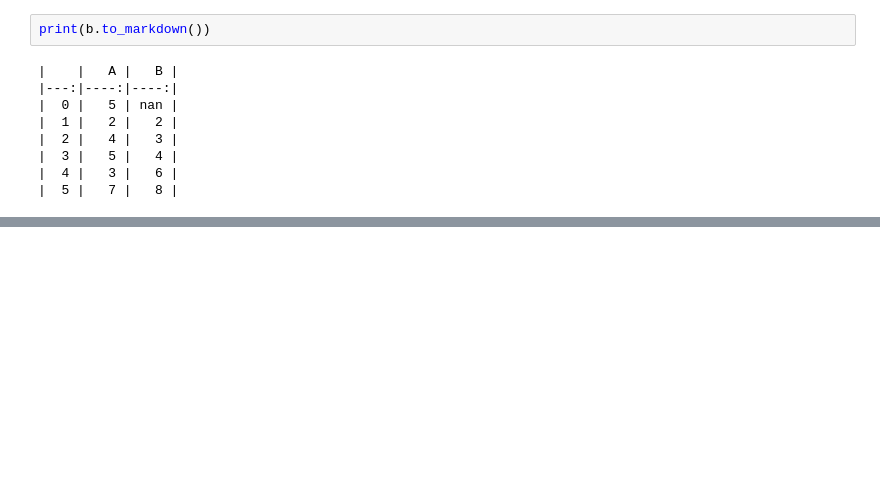
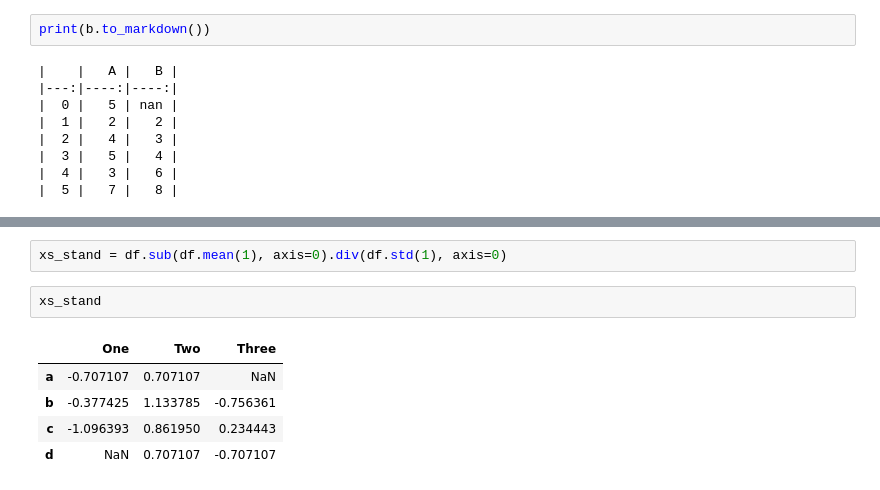
Before and after one commit to galaxy1014/ML_module_summary, a Jupyter notebook: Pandas/Basic Function/Basic Functionality.ipynb, the cells around one changed output, grey strips where cells are left out. Saved outputs shown, nothing was run; the diff lists cells and outputs as text; blank space fills up the shorter version.

```diff
--- a/Pandas/Basic Function/Basic Functionality.ipynb
+++ b/Pandas/Basic Function/Basic Functionality.ipynb
@@ -666,0 +715,10 @@ print(b.to_markdown())
+# %%
+xs_stand = df.sub(df.mean(1), axis=0).div(df.std(1), axis=0)
+# %%
+xs_stand
+# %% [output]
+|  | One | Two | Three |
+| a | -0.707107 | 0.707107 | NaN |
+| b | -0.377425 | 1.133785 | -0.756361 |
+| c | -1.096393 | 0.861950 | 0.234443 |
+| d | NaN | 0.707107 | -0.707107 |
```
Also changed, not shown: parts of 31 cells of this notebook.
